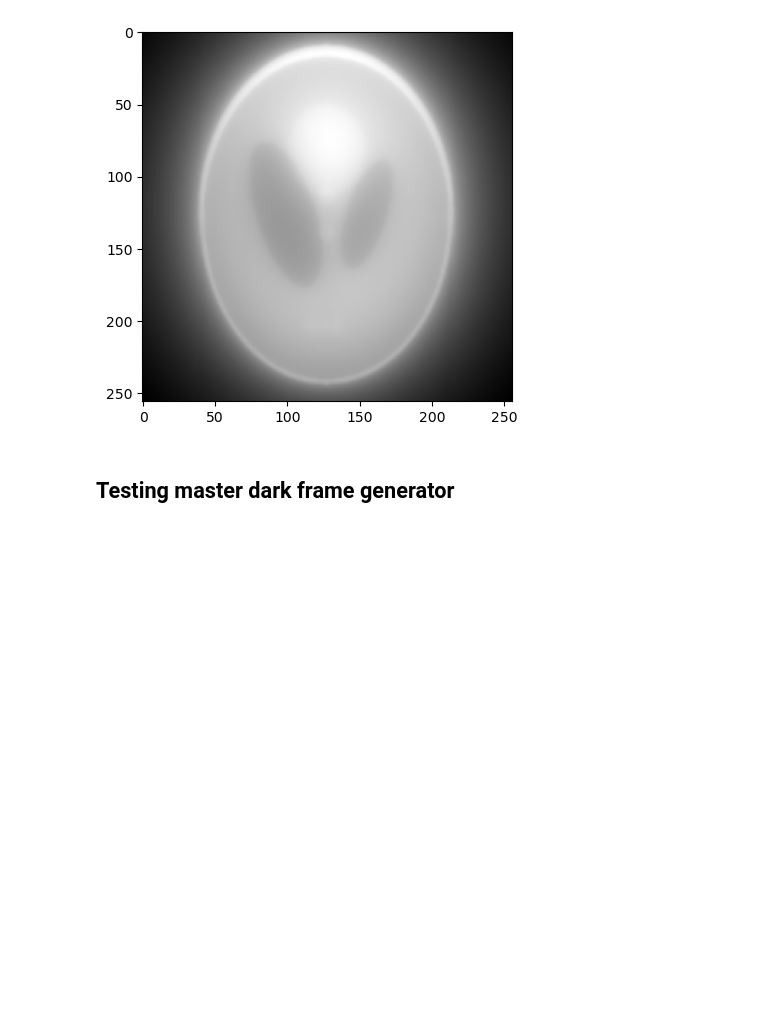
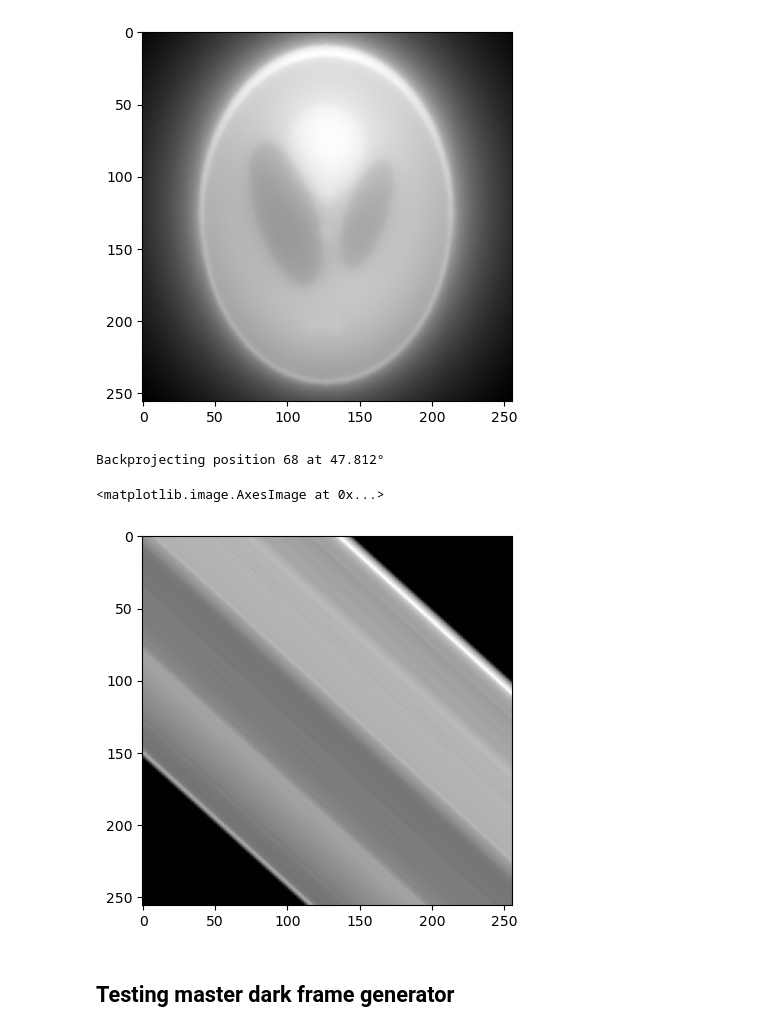
Before and after one commit to odroseroc/ct_reconstruction_project, a Jupyter notebook: notebooks/test_utils.ipynb, the cells around one changed output. Saved outputs shown, nothing was run; the diff lists cells and outputs as text; code cells hidden in the pictures; blank space fills up the shorter version.

```diff
--- a/notebooks/test_utils.ipynb
+++ b/notebooks/test_utils.ipynb
@@ -21,7 +21,7 @@ plt.show()
 [figure]
 # %%
 max_angle = 180
-sinogram, angles = sinogramFromPhantom(phantom, max_angle=max_angle)
+sinogram, angles = sinogram_from_slice(phantom, max_angle=max_angle)
 
 dx, dy = 0.5*max_angle/max(phantom.shape), 0.5
 plt.imshow(sinogram, cmap=plt.cm.Greys_r, extent=(-dx, max_angle+dx, -dy, sinogram.shape[0]+dy) ,aspect='auto')
@@ -37,6 +37,13 @@ plt.imshow(backproj, cmap='gray')
 # %% [output]
 <matplotlib.image.AxesImage at 0x...>
 [figure]
+# %%
+sbp = single_backprojection(sinogram, angles, 68, log_fn=print)
+plt.imshow(sbp, cmap='grey')
+# %% [output]
+Backprojecting position 68 at 47.812°
+<matplotlib.image.AxesImage at 0x...>
+[figure, added]
 # %% [markdown]
 ## Testing master dark frame generator
 # %%
```
Also changed, not shown: parts of 1 cell of this notebook, 9 other files.
